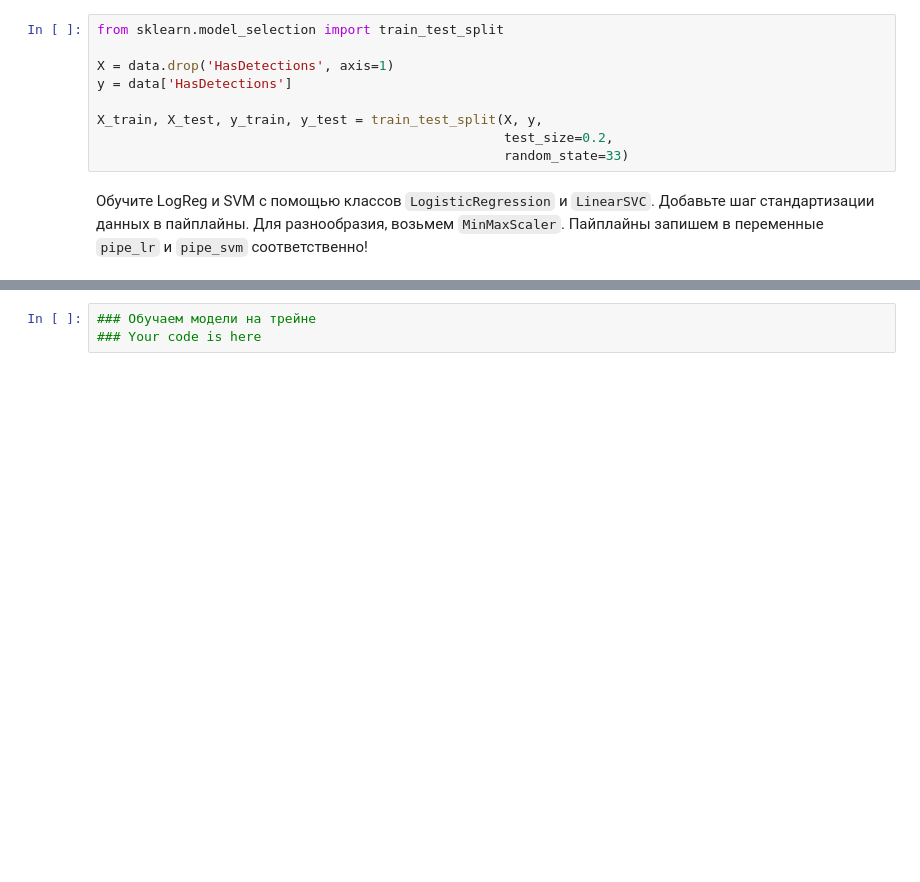
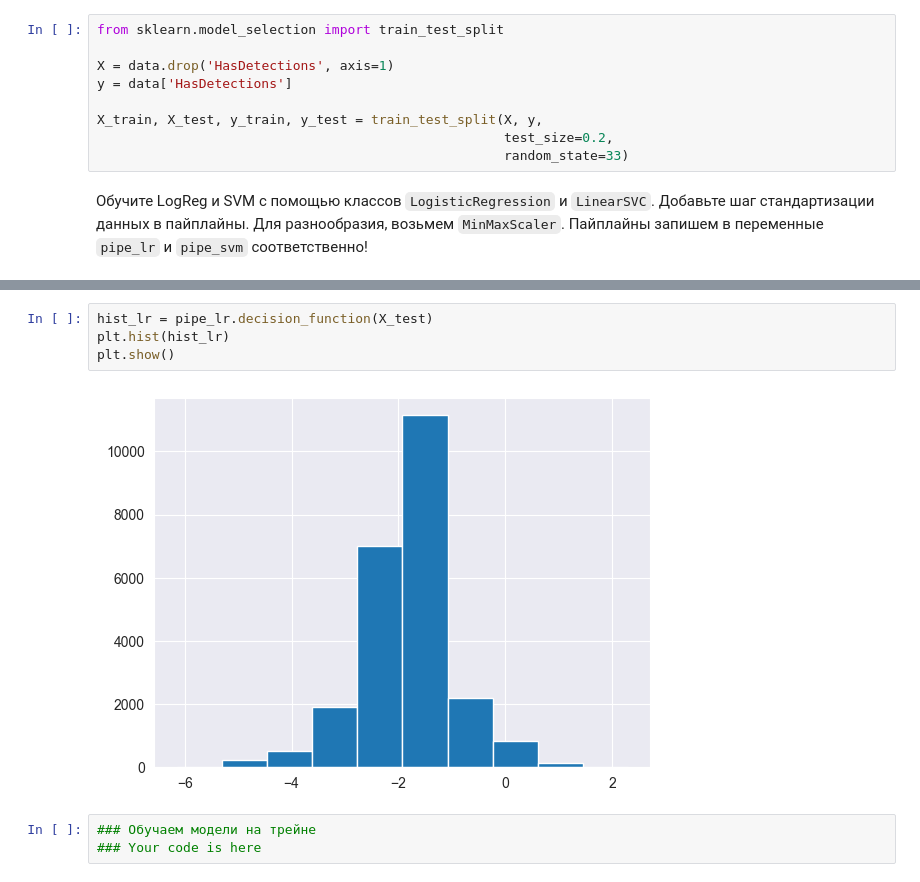
Before and after one commit to Dmitrysw/ML, a Jupyter notebook: lesson_13/HW_13.ipynb, the cells around one changed output, grey strips where cells are left out. Drawn from its saved outputs; the diff is of its cells as text; blank space fills up the shorter version.

```diff
--- a/lesson_13/HW_13.ipynb
+++ b/lesson_13/HW_13.ipynb
@@ -51,3 +57,9 @@ Accuracy на тесте SVC: 0.840
+# %%
+hist_lr = pipe_lr.decision_function(X_test)
+plt.hist(hist_lr)
+plt.show()
+# %% [output]
+[figure, added]
 # %%
 ### Обучаем модели на трейне
 ### Your code is here
```
Also changed, not shown: parts of 15 cells of this notebook, 6 other files.
